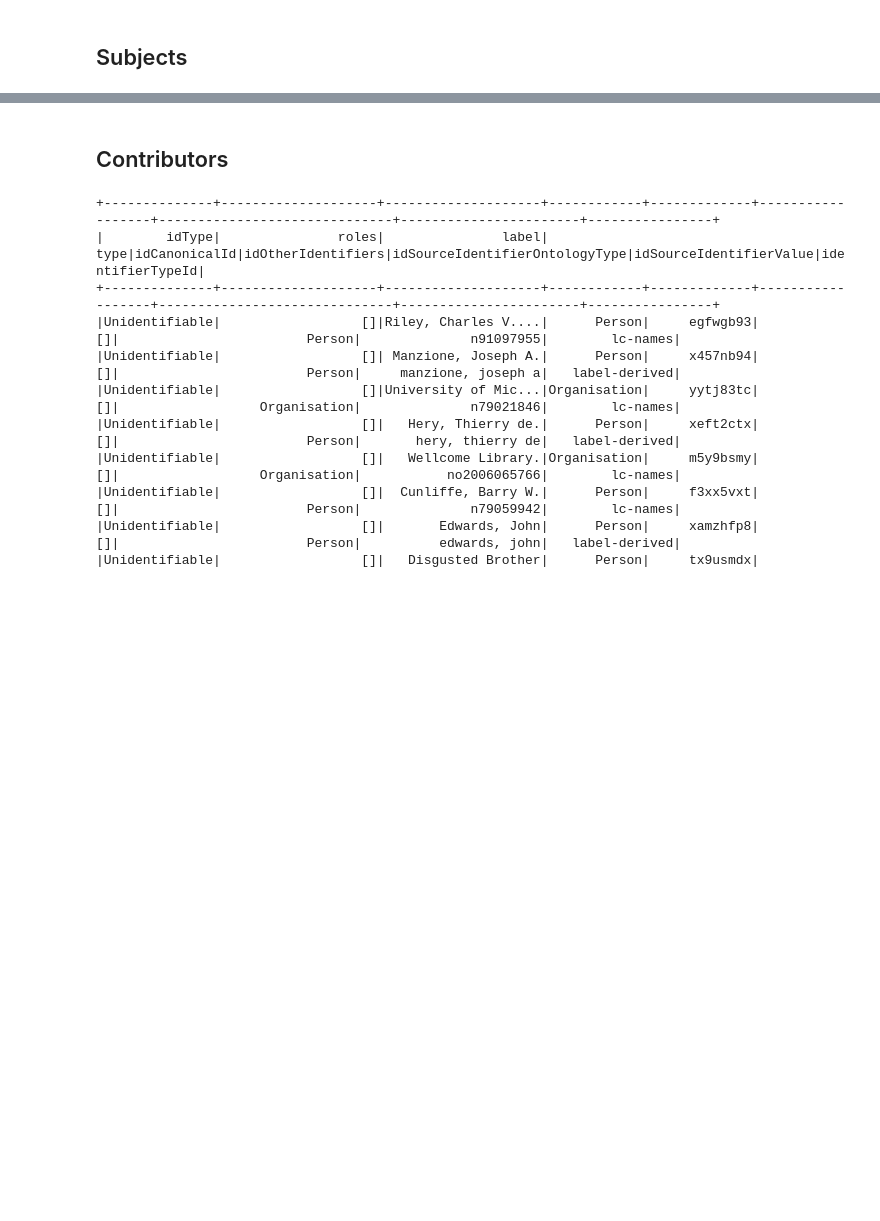
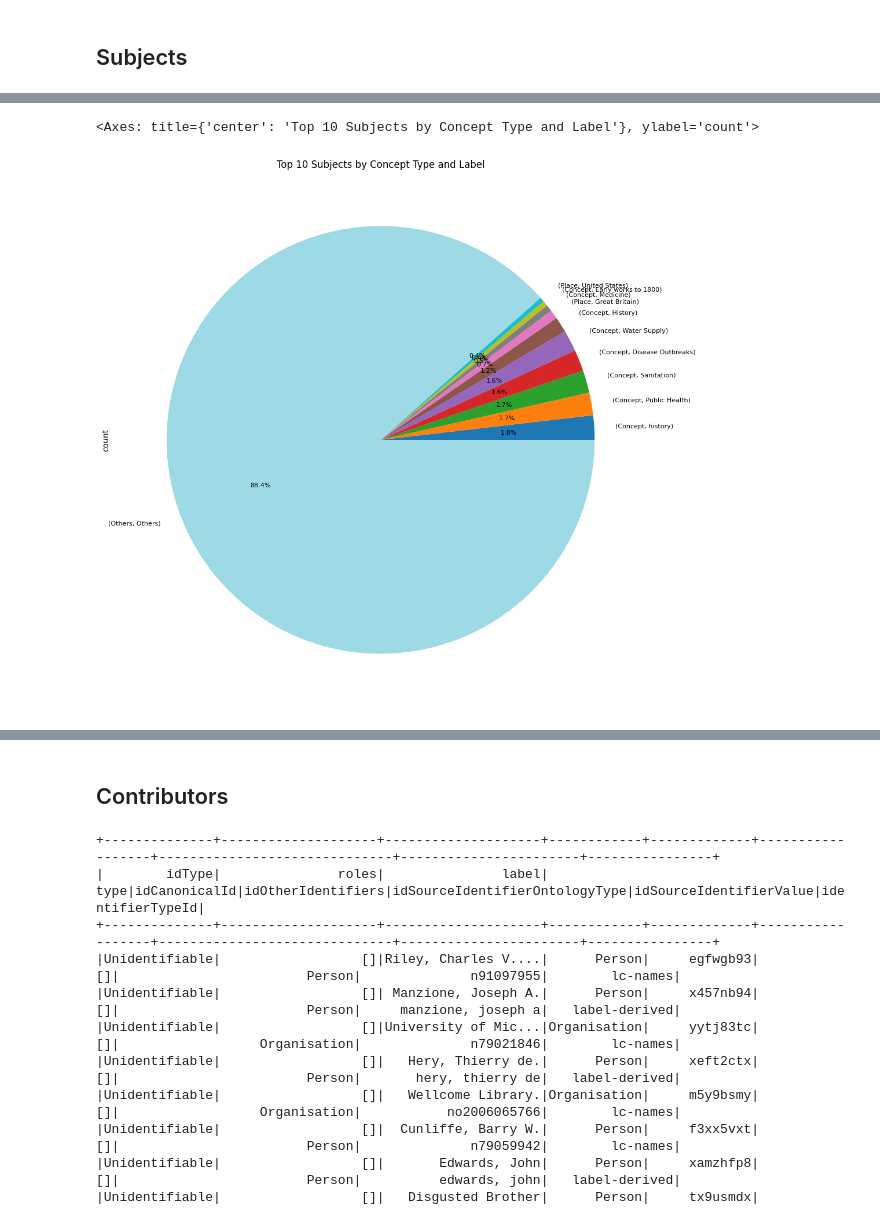
Before and after one commit to danniesim/wc_simd, a Jupyter notebook: notebooks/es_denormalised.ipynb, the cells around one changed output, grey strips where cells are left out. Saved outputs shown, nothing was run; the diff lists cells and outputs as text; code cells hidden in the pictures; blank space fills up the shorter version.

```diff
--- a/notebooks/es_denormalised.ipynb
+++ b/notebooks/es_denormalised.ipynb
@@ -569,0 +643,13 @@ Distinct count without CanonicalId 127372
+# %%
+
+
+group_df = subjects_df.groupBy(
+    "conceptLabel",
+    "conceptType").count().orderBy(
+        "count",
+        ascending=False)
+
+top_concepts = group_df.toPandas()
+top_concepts = top_concepts.set_index(["conceptType", "conceptLabel"])
+
+top_concepts
@@ -569,0 +671,27 @@ Distinct count without CanonicalId 127372
+# %%
+
+top_n = 10
+
+# Get the "others" count to add to the pie chart using top_concepts
+
+others_count = top_concepts[~top_concepts.index.isin(
+    top_concepts.head(top_n).index)]
+#Get the count of "Others"
+others_count_value = others_count['count'].sum()
+
+# Add "Others" row to the top concepts DataFrame
+plot_concepts = top_concepts.head(top_n).copy()
+plot_concepts.loc[("Others", "Others"), "count"] = others_count_value
+# Plot top subjects by concept type and label
+plot_concepts.plot.pie(
+    y='count',
+    figsize=(12, 12),
+    autopct='%1.1f%%',
+    legend=False,
+    title=f'Top {top_n} Subjects by Concept Type and Label',
+    fontsize=8,
+    colormap='tab20'
+)
+# %% [output]
+<Axes: title={'center': 'Top 10 Subjects by Concept Type and Label'}, ylabel='count'>
+[figure, added]
```
Also changed, not shown: parts of 25 cells of this notebook.
